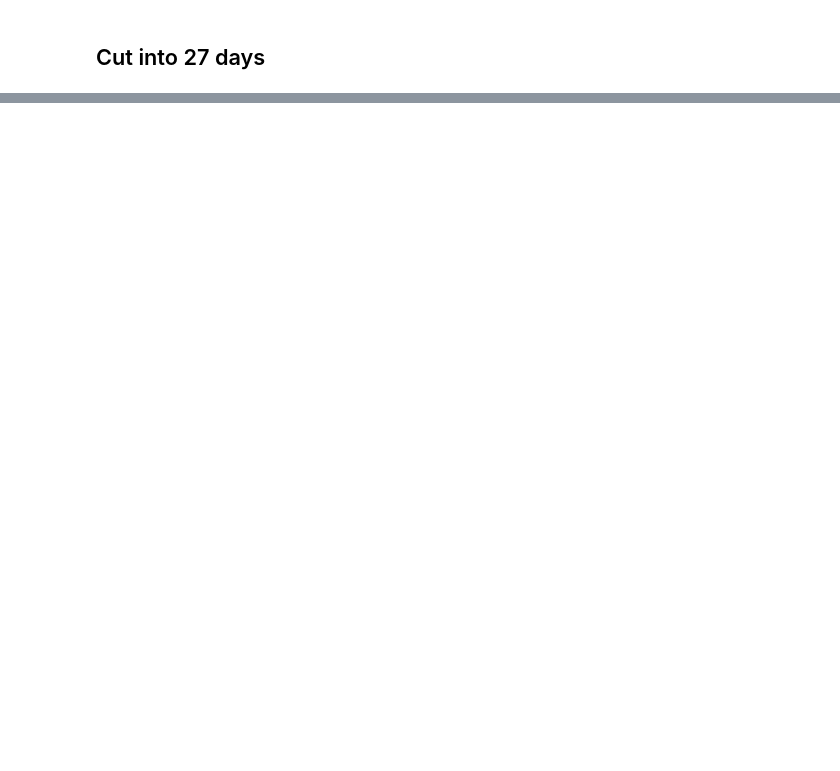
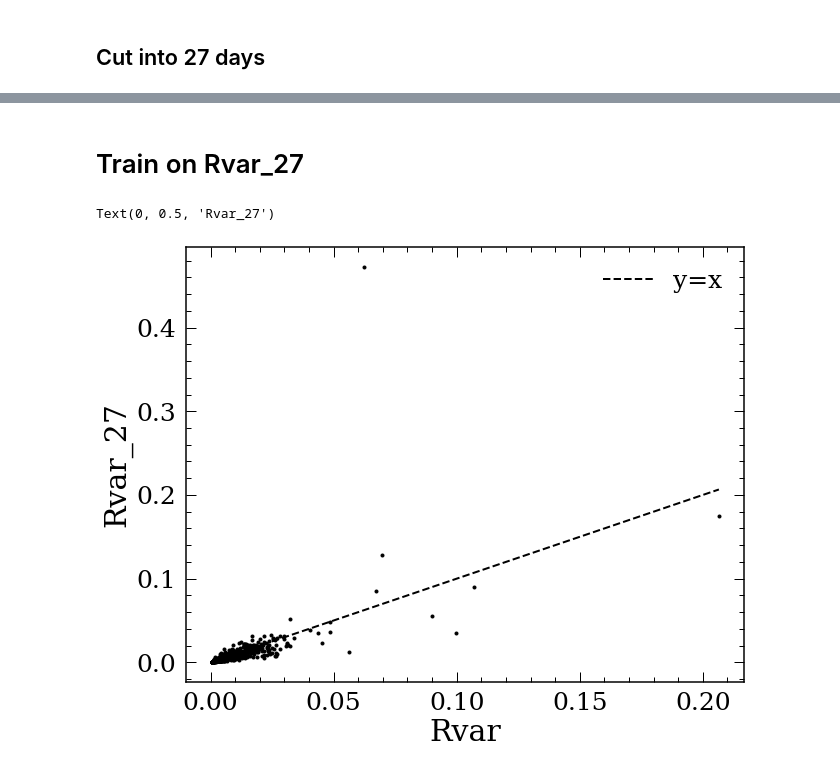
Before and after one commit to lyx12311/Mdwarf, a Jupyter notebook: Rvar.ipynb, the cells around one changed output, grey strips where cells are left out. Saved outputs shown, nothing was run; the diff lists cells and outputs as text; code cells hidden in the pictures; blank space fills up the shorter version.

```diff
--- a/Rvar.ipynb
+++ b/Rvar.ipynb
@@ -351,0 +390,13 @@ plt.tight_layout()
+# %% [markdown]
+# Train on Rvar_27
+# %%
+# plot Rvar vs selected Rvar27
+plt.figure(figsize=(10,8))
+plt.plot(df_wlc['Rvar'],df_wlc['Rvar_27'],'ko',markersize=3)
+plt.plot(sorted(df_wlc['Rvar']),sorted(df_wlc['Rvar']),'k--',label='y=x')
+plt.legend()
+plt.xlabel('Rvar')
+plt.ylabel('Rvar_27')
+# %% [output]
+Text(0, 0.5, 'Rvar_27')
+[figure, added]
```
Also changed, not shown: parts of 46 cells of this notebook.
